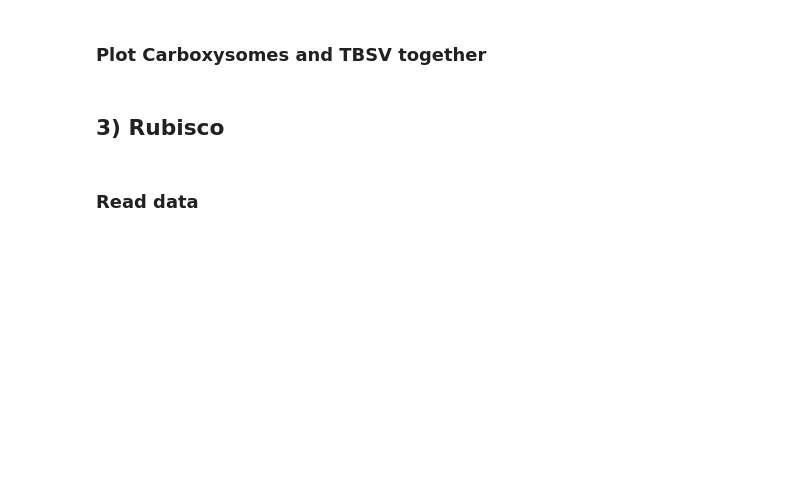
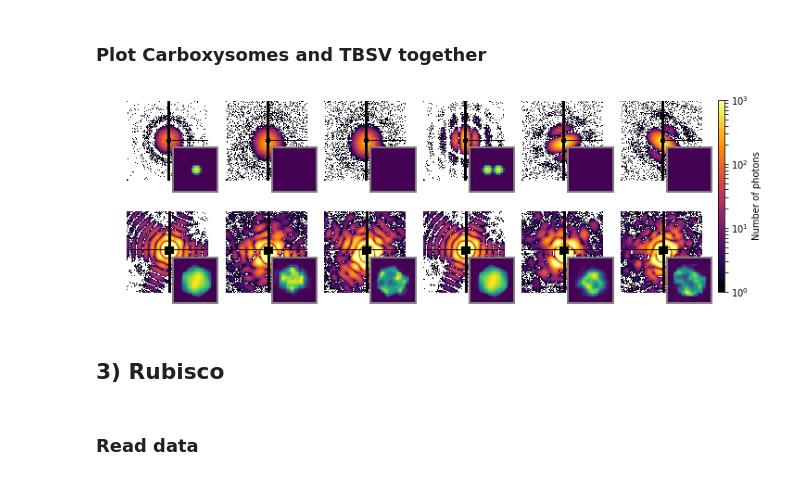
Before and after one commit to mhantke/esi_at_amo, a Jupyter notebook: notebooks/fig_diffraction.ipynb, the cells around one changed output. Saved outputs shown, nothing was run; the diff lists cells and outputs as text; code cells hidden in the pictures; blank space fills up the shorter version.

```diff
--- a/notebooks/fig_diffraction.ipynb
+++ b/notebooks/fig_diffraction.ipynb
@@ -248,34 +278,36 @@ for axs, axs_is, images, mask, sims, ds, edge_length in zip([axs1, axs2], [axs1_
                                                            [ds_tbsv, ds_cbx], [edge_length_tbsv, edge_length_cbx]):
 
     for ax,_img in zip(axs, [sims[0]] + [images[0]] + [images[1]] + [sims[1]] + [images[2]] + [images[3]]):
         img = _img.copy()
         img[img<0.75] = 0
         msk = mask
         if edge_length is not None:
             img = spimage.crop(img, cropLength=edge_length, center=(512+25, 512))
             msk = spimage.crop(msk, cropLength=edge_length, center=(512+25, 512))
         img, msk = spimage.binImage(img, ds, msk=msk==0, output_binned_mask=True)
         im = ax.imshow(img, norm=LogNorm(1, 1000), cmap=cmap, interpolation="nearest")
         ax.imshow(log10((1-msk)*10), cmap="binary_r")
         ax.set_axis_off()
 colorbar(mappable=im, cax=axc, label="Number of photons")
 
 for axs, axs_is, rsrecs, rssims in zip([axs1, axs2], [axs1_is, axs2_is],
                                        [rsrecs_tbsv, rsrecs_cbx], [rssims_tbsv, rssims_cbx]):
     for ax,data in zip(axs_is, [rssims[0], rsrecs[0], rsrecs[1], rssims[1], rsrecs[2], rsrecs[3]]):
-        ax.imshow(data, cmap='binary_r', interpolation='nearest')
+        ax.imshow(data, cmap='viridis', interpolation='nearest')
         plt.setp(ax.spines.values(), color="gray", lw=2)
         ax.set_xticks([])
         ax.set_yticks([])
 
 #axs[0].annotate("a", (0.,1.2), xycoords="axes fraction",ha="right", va="top", fontproperties=font_b)
 #axs[0].annotate("Simulation", (0.5,1.15), xycoords="axes fraction",ha="center", va="top", fontproperties=font_n)
 #axs[1].annotate("Measurement", (1.1,1.15), xycoords="axes fraction",ha="center", va="top", fontproperties=font_n)
 #axs[3].annotate("b", (0.,1.2), xycoords="axes fraction",ha="right", va="top", fontproperties=font_b)
 #axs[3].annotate("Simulation", (0.5,1.15), xycoords="axes fraction",ha="center", va="top", fontproperties=font_n)
 #axs[4].annotate("Measurement", (1.1,1.15), xycoords="axes fraction",ha="center", va="top", fontproperties=font_n)
 
 savefig("../fig_diffraction.png", dpi=600)
+# %% [output]
+[figure, added]
 # %% [markdown]
 ## 3) Rubisco
 # %% [markdown]
```
Also changed, not shown: parts of 7 cells of this notebook, 1 other file.
